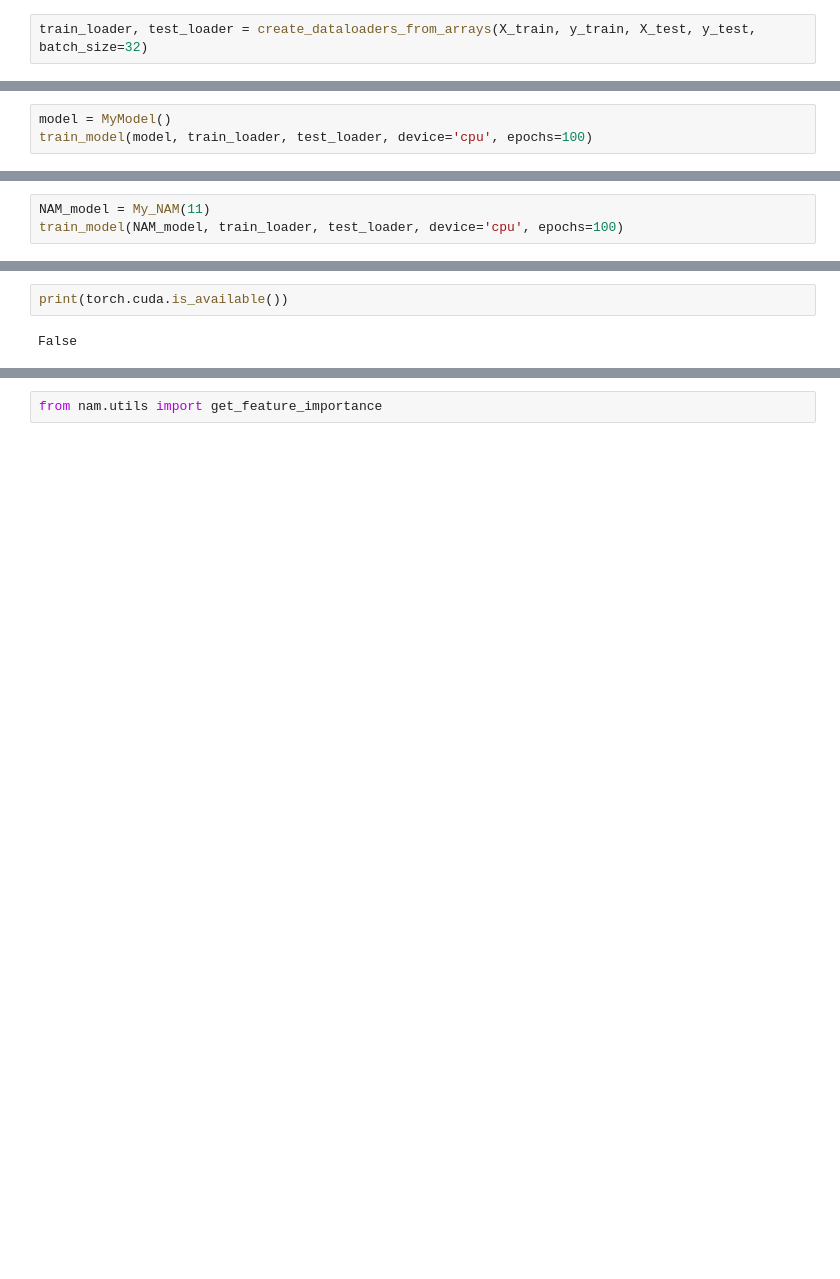
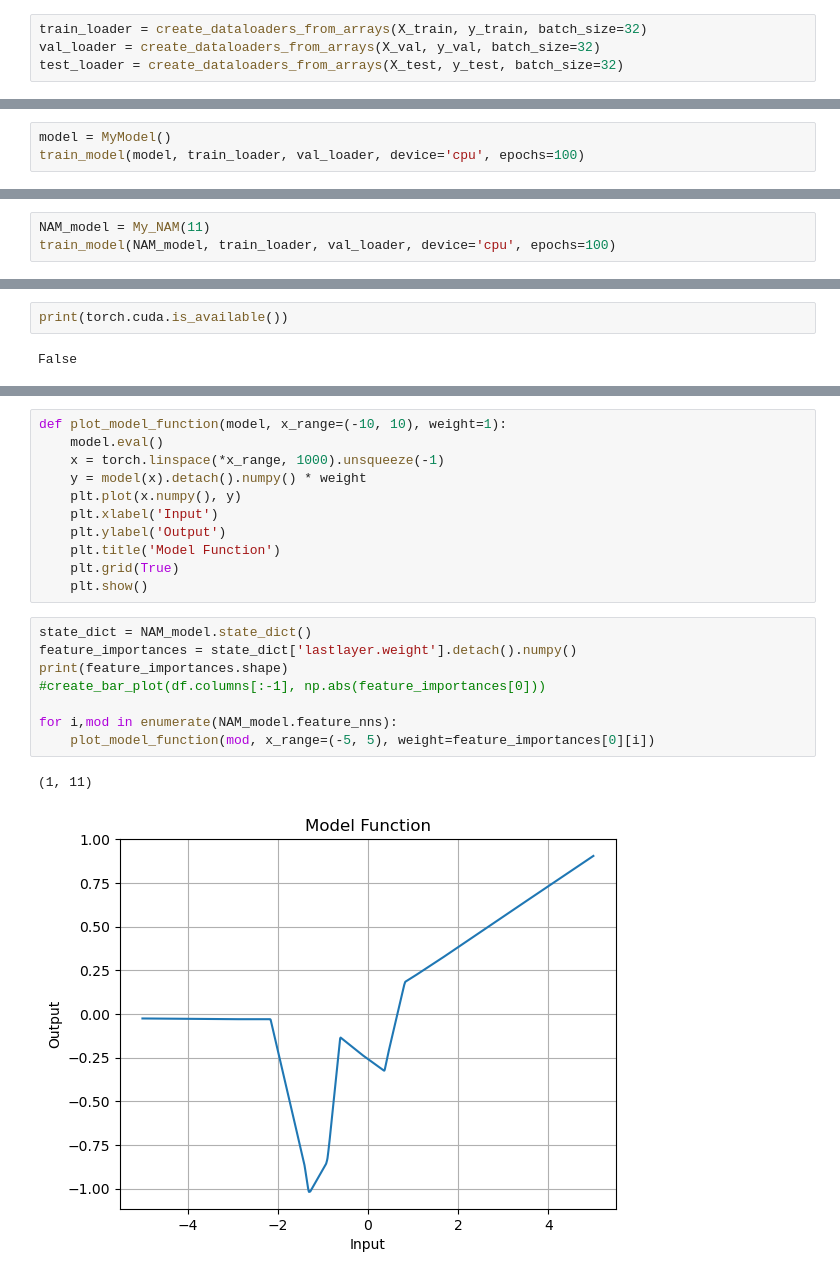
Before and after one commit to zytros/FS24, a Jupyter notebook: ML4HC/Project1/heart_failure.ipynb, the cells around one changed output, grey strips where cells are left out. Cells and saved outputs as stored; diff of their text form; blank space fills up the shorter version.

```diff
--- a/ML4HC/Project1/heart_failure.ipynb
+++ b/ML4HC/Project1/heart_failure.ipynb
@@ -257,7 +328,9 @@ class MyModel(nn.Module):
         x = self.fc3(x)
         return x
 # %%
-train_loader, test_loader = create_dataloaders_from_arrays(X_train, y_train, X_test, y_test, batch_size=32)
+train_loader = create_dataloaders_from_arrays(X_train, y_train, batch_size=32)
+val_loader = create_dataloaders_from_arrays(X_val, y_val, batch_size=32)
+test_loader = create_dataloaders_from_arrays(X_test, y_test, batch_size=32)
 # %%
 (train_loader.dataset[0])
 # %% [output]
@@ -266,5 +339,5 @@ train_loader, test_loader = create_dataloaders_from_arrays(X_train, y_train, X_t
  tensor(1.))
 # %%
 model = MyModel()
-train_model(model, train_loader, test_loader, device='cpu', epochs=100)
+train_model(model, train_loader, val_loader, device='cpu', epochs=100)
 # %% [output]
@@ -363,5 +436,5 @@ class My_NAM(nn.Module):
         return out
 # %%
 NAM_model = My_NAM(11)
-train_model(NAM_model, train_loader, test_loader, device='cpu', epochs=100)
+train_model(NAM_model, train_loader, val_loader, device='cpu', epochs=100)
 # %% [output]
@@ -397,2 +470,22 @@ f1 score:  0.8947368421052632 balanced accuracy:  0.8910303928836175
-# %%
-from nam.utils import get_feature_importance
+# %%
+def plot_model_function(model, x_range=(-10, 10), weight=1):
+    model.eval()
+    x = torch.linspace(*x_range, 1000).unsqueeze(-1)
+    y = model(x).detach().numpy() * weight
+    plt.plot(x.numpy(), y)
+    plt.xlabel('Input')
+    plt.ylabel('Output')
+    plt.title('Model Function')
+    plt.grid(True)
+    plt.show()
+# %%
+state_dict = NAM_model.state_dict()
+feature_importances = state_dict['lastlayer.weight'].detach().numpy()
+print(feature_importances.shape)
+#create_bar_plot(df.columns[:-1], np.abs(feature_importances[0]))
+
+for i,mod in enumerate(NAM_model.feature_nns):
+    plot_model_function(mod, x_range=(-5, 5), weight=feature_importances[0][i])
+# %% [output]
+(1, 11)
+[figure, added]
```
Also changed, not shown: parts of 27 cells of this notebook, 13 other files.
